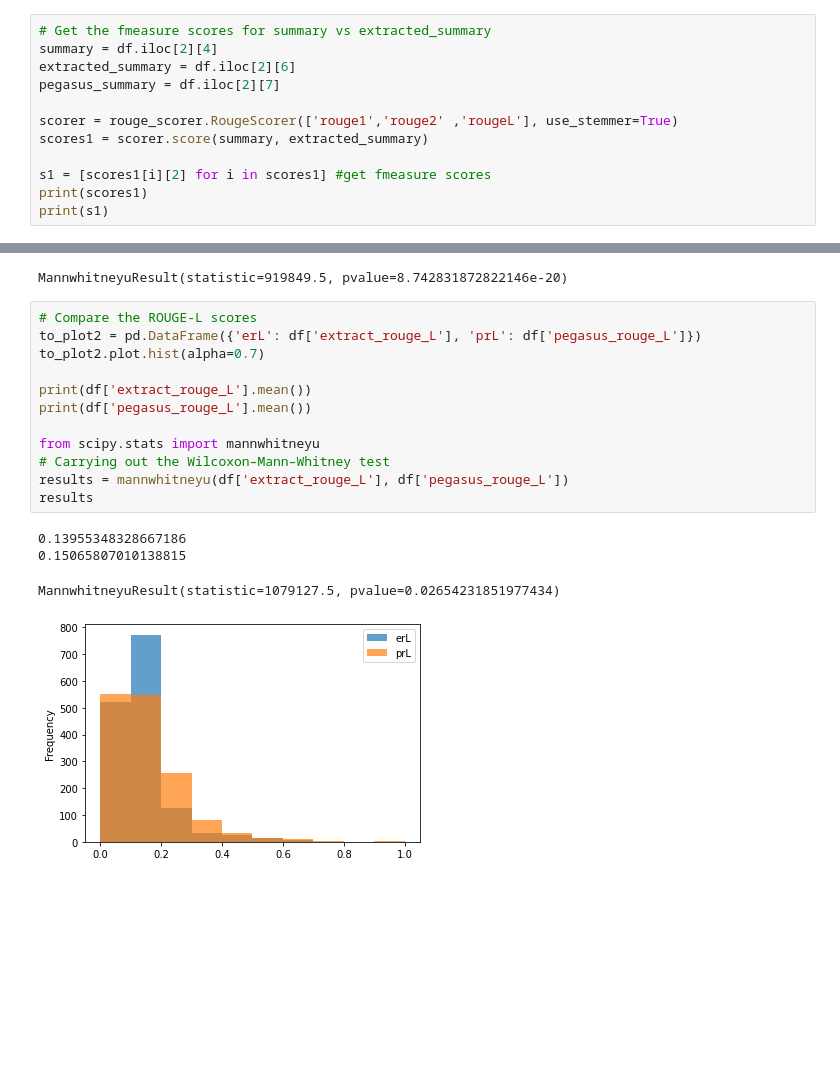
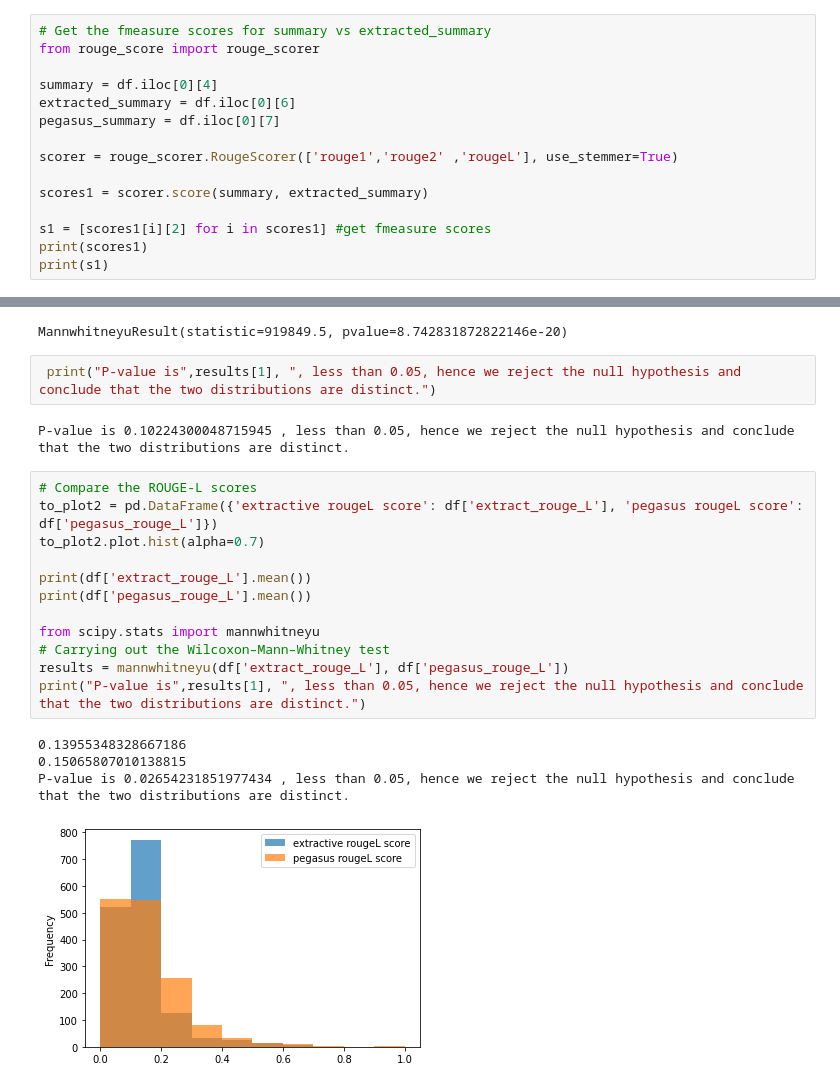
Before and after one commit to anqi-1/Project-Text-Summarizer-, a Jupyter notebook: Part4-Assess.ipynb, the cells around one changed output, grey strips where cells are left out. Drawn from its saved outputs; the diff is of its cells as text; blank space fills up the shorter version.

```diff
--- a/Part4-Assess.ipynb
+++ b/Part4-Assess.ipynb
@@ -42,10 +31,13 @@ scores = scorer.score('The quick brown fox jumps over the lazy dog',
 # %%
 # Get the fmeasure scores for summary vs extracted_summary
-summary = df.iloc[2][4]
-extracted_summary = df.iloc[2][6]
-pegasus_summary = df.iloc[2][7]
+from rouge_score import rouge_scorer
+
+summary = df.iloc[0][4]
+extracted_summary = df.iloc[0][6]
+pegasus_summary = df.iloc[0][7]
 
 scorer = rouge_scorer.RougeScorer(['rouge1','rouge2' ,'rougeL'], use_stemmer=True)
+
 scores1 = scorer.score(summary, extracted_summary)
 
 s1 = [scores1[i][2] for i in scores1] #get fmeasure scores
@@ -187,20 +206,24 @@ results1 = mannwhitneyu(df['extract_rouge_2'], df['pegasus_rouge_2'])
 results1
 # %% [output]
 MannwhitneyuResult(statistic=919849.5, pvalue=8.742831872822146e-20)
+# %%
+ print("P-value is",results[1], ", less than 0.05, hence we reject the null hypothesis and conclude that the two distributions are distinct.")
+# %% [output]
+P-value is 0.10224300048715945 , less than 0.05, hence we reject the null hypothesis and conclude that the two distributions are distinct.
 # %%
 # Compare the ROUGE-L scores
-to_plot2 = pd.DataFrame({'erL': df['extract_rouge_L'], 'prL': df['pegasus_rouge_L']})
+to_plot2 = pd.DataFrame({'extractive rougeL score': df['extract_rouge_L'], 'pegasus rougeL score': df['pegasus_rouge_L']})
 to_plot2.plot.hist(alpha=0.7)
 
 print(df['extract_rouge_L'].mean())
 print(df['pegasus_rouge_L'].mean())
 
 from scipy.stats import mannwhitneyu
 # Carrying out the Wilcoxon–Mann–Whitney test
 results = mannwhitneyu(df['extract_rouge_L'], df['pegasus_rouge_L'])
-results
+print("P-value is",results[1], ", less than 0.05, hence we reject the null hypothesis and conclude that the two distributions are distinct.")
 # %% [output]
 0.13955348328667186
 0.15065807010138815
+P-value is 0.02654231851977434 , less than 0.05, hence we reject the null hypothesis and conclude that the two distributions are distinct.
-MannwhitneyuResult(statistic=1079127.5, pvalue=0.02654231851977434)
-[figure, old version]
+[figure, new version]
```
Also changed, not shown: parts of 13 cells of this notebook, 3 other files.
